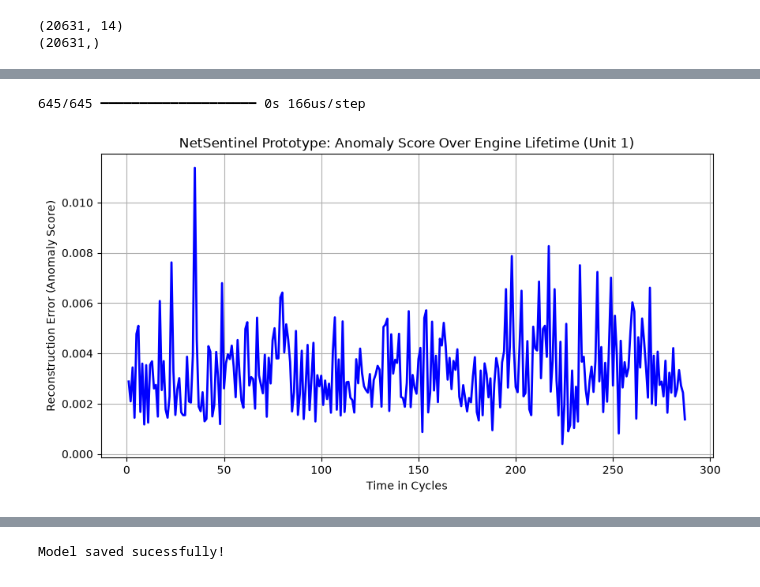
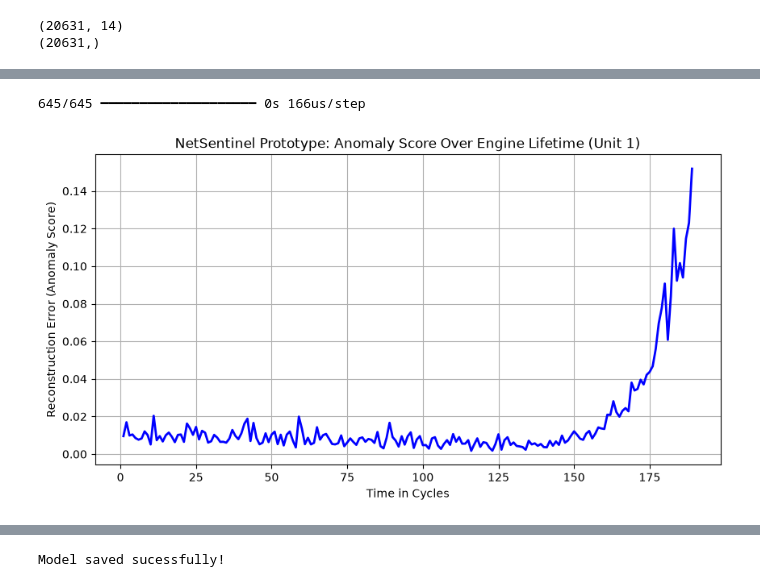
Before and after one commit to ShivaramHR/telemetry-anomaly-detector, a Jupyter notebook: Notebooks/AutoEncoder.ipynb, the cells around one changed output, grey strips where cells are left out. Cells and saved outputs as stored; diff of their text form; code cells hidden in the pictures.

```diff
--- a/Notebooks/AutoEncoder.ipynb
+++ b/Notebooks/AutoEncoder.ipynb
@@ -21,19 +24,19 @@ def AutoEncoder(X, input_dim, latent_dim, output_dim):
     model = Sequential([
         # Encoding phase
         keras.Input((input_dim, )),
-        layers.Dense(16, name = 'Enc_layer1', kernel_initializer= 'he_normal'),
+        layers.Dense(16, name = 'Enc_layer1', kernel_initializer= 'he_normal', kernel_regularizer = keras.regularizers.l2(0.1)),
         layers.LeakyReLU(alpha = 0.01),
-        layers.Dense(8, name = 'Enc_layer2', kernel_initializer= 'he_normal'),
+        layers.Dense(8, name = 'Enc_layer2', kernel_initializer= 'he_normal', kernel_regularizer = keras.regularizers.l2(0.1)),
         layers.LeakyReLU(alpha = 0.01),
-        layers.Dense(latent_dim, name = 'Latent_Space', kernel_initializer= 'he_normal'),
+        layers.Dense(latent_dim, name = 'Latent_Space', kernel_initializer= 'he_normal', kernel_regularizer = keras.regularizers.l2(0.1)),
         layers.LeakyReLU(alpha = 0.01),
 
         #Decoding phase
-        layers.Dense(8, name = "dec_dense1", kernel_initializer= 'he_normal'),
+        layers.Dense(8, name = "dec_dense1", kernel_initializer= 'he_normal', kernel_regularizer = keras.regularizers.l2(0.1)),
         layers.LeakyReLU(alpha = 0.01),
-        layers.Dense(16, name = "dec_dense2", kernel_initializer= 'he_normal'),
+        layers.Dense(16, name = "dec_dense2", kernel_initializer= 'he_normal', kernel_regularizer = keras.regularizers.l2(0.1)),
         layers.LeakyReLU(alpha = 0.01),
-        layers.Dense(output_dim, name="output_layer", kernel_initializer= 'he_normal')
+        layers.Dense(output_dim, name="output_layer", kernel_initializer= 'he_normal', kernel_regularizer = keras.regularizers.l2(0.1))
     ])
     # model.summary()
     return model
@@ -83,20 +86,20 @@ Epoch 100/100
 # %%
 X_pred = model.predict(X)
 reconstruction_errors = np.mean(np.square(X - X_pred), axis=1)
 
 metadata = pd.read_csv('../Data/metadata.csv')
 
 metadata['anomaly_score'] = reconstruction_errors
 
-engine_1 = metadata[metadata['unit_number'] == 2].sort_values('time_in_cycles')
+engine_1 = metadata[metadata['unit_number'] == 4].sort_values('time_in_cycles')
 
 plt.figure(figsize=(10, 5))
 plt.plot(engine_1['time_in_cycles'], engine_1['anomaly_score'], color='blue', linewidth=2)
 plt.title("NetSentinel Prototype: Anomaly Score Over Engine Lifetime (Unit 1)")
 plt.xlabel("Time in Cycles")
 plt.ylabel("Reconstruction Error (Anomaly Score)")
 plt.grid(True)
 plt.show()
 # %% [output]
 645/645 ━━━━━━━━━━━━━━━━━━━━ 0s 166us/step
-[figure, old version]
+[figure, new version]
```
Also changed, not shown: parts of 6 cells of this notebook, 7 other files.
